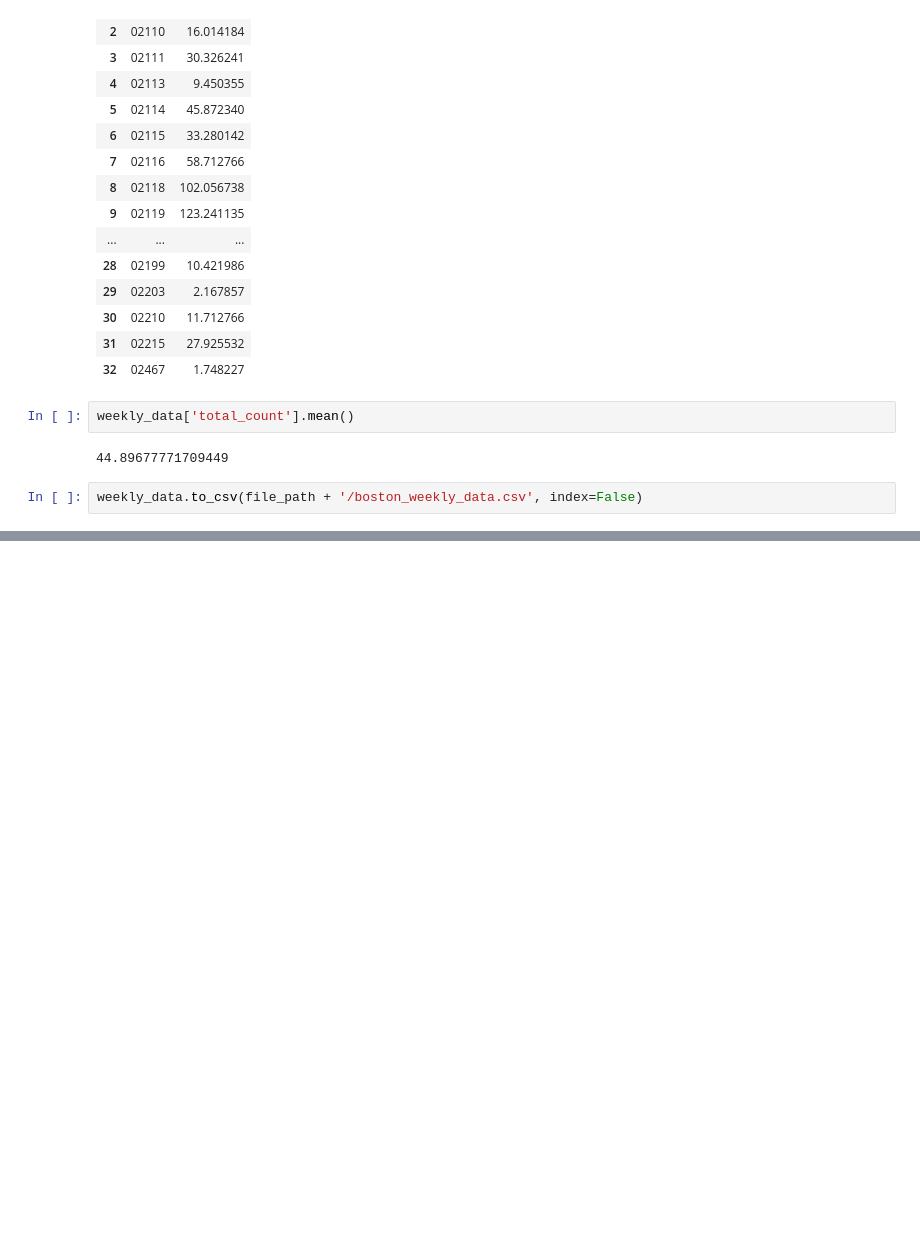
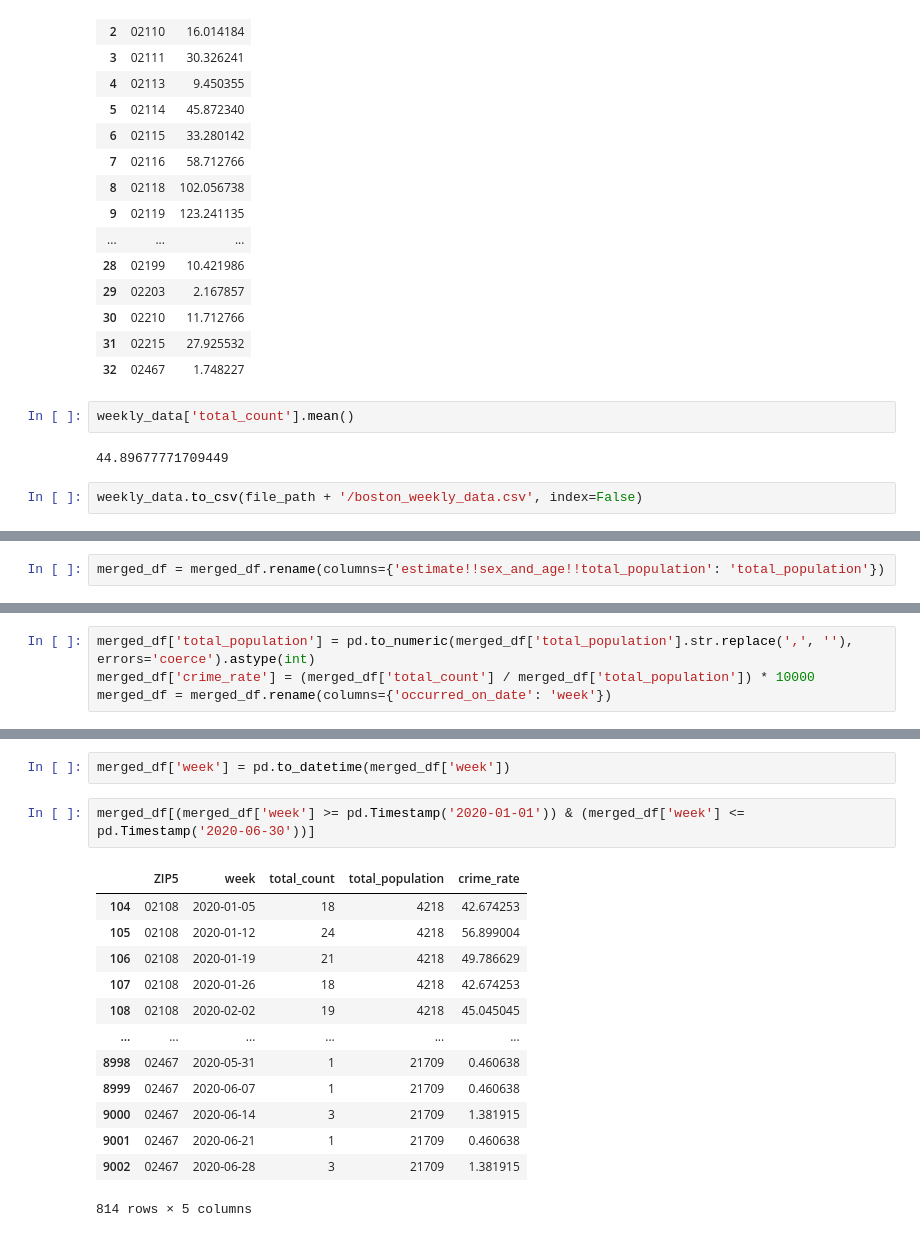
Before and after one commit to bail-reform/NYC, a Jupyter notebook: Boston_Data_Aggregation.ipynb, the cells around one changed output, grey strips where cells are left out. Cells and saved outputs as stored; diff of their text form; blank space fills up the shorter version.

```diff
--- a/Boston_Data_Aggregation.ipynb
+++ b/Boston_Data_Aggregation.ipynb
@@ -192,0 +267,2 @@ weekly_data.to_csv(file_path + '/boston_weekly_data.csv', index=False)
+# %%
+merged_df = merged_df.rename(columns={'estimate!!sex_and_age!!total_population': 'total_population'})
@@ -192,0 +278,4 @@ weekly_data.to_csv(file_path + '/boston_weekly_data.csv', index=False)
+# %%
+merged_df['total_population'] = pd.to_numeric(merged_df['total_population'].str.replace(',', ''), errors='coerce').astype(int)
+merged_df['crime_rate'] = (merged_df['total_count'] / merged_df['total_population']) * 10000
+merged_df = merged_df.rename(columns={'occurred_on_date': 'week'})
@@ -192,0 +302,18 @@ weekly_data.to_csv(file_path + '/boston_weekly_data.csv', index=False)
+# %%
+merged_df['week'] = pd.to_datetime(merged_df['week'])
+# %%
+merged_df[(merged_df['week'] >= pd.Timestamp('2020-01-01')) & (merged_df['week'] <= pd.Timestamp('2020-06-30'))]
+# %% [output]
+|  | ZIP5 | week | total_count | total_population | crime_rate |
+| 104 | 02108 | 2020-01-05 | 18 | 4218 | 42.674253 |
+| 105 | 02108 | 2020-01-12 | 24 | 4218 | 56.899004 |
+| 106 | 02108 | 2020-01-19 | 21 | 4218 | 49.786629 |
+| 107 | 02108 | 2020-01-26 | 18 | 4218 | 42.674253 |
+| 108 | 02108 | 2020-02-02 | 19 | 4218 | 45.045045 |
+| ... | ... | ... | ... | ... | ... |
+| 8998 | 02467 | 2020-05-31 | 1 | 21709 | 0.460638 |
+| 8999 | 02467 | 2020-06-07 | 1 | 21709 | 0.460638 |
+| 9000 | 02467 | 2020-06-14 | 3 | 21709 | 1.381915 |
+| 9001 | 02467 | 2020-06-21 | 1 | 21709 | 0.460638 |
+| 9002 | 02467 | 2020-06-28 | 3 | 21709 | 1.381915 |
+814 rows × 5 columns
```
Also changed, not shown: parts of 21 cells of this notebook.
